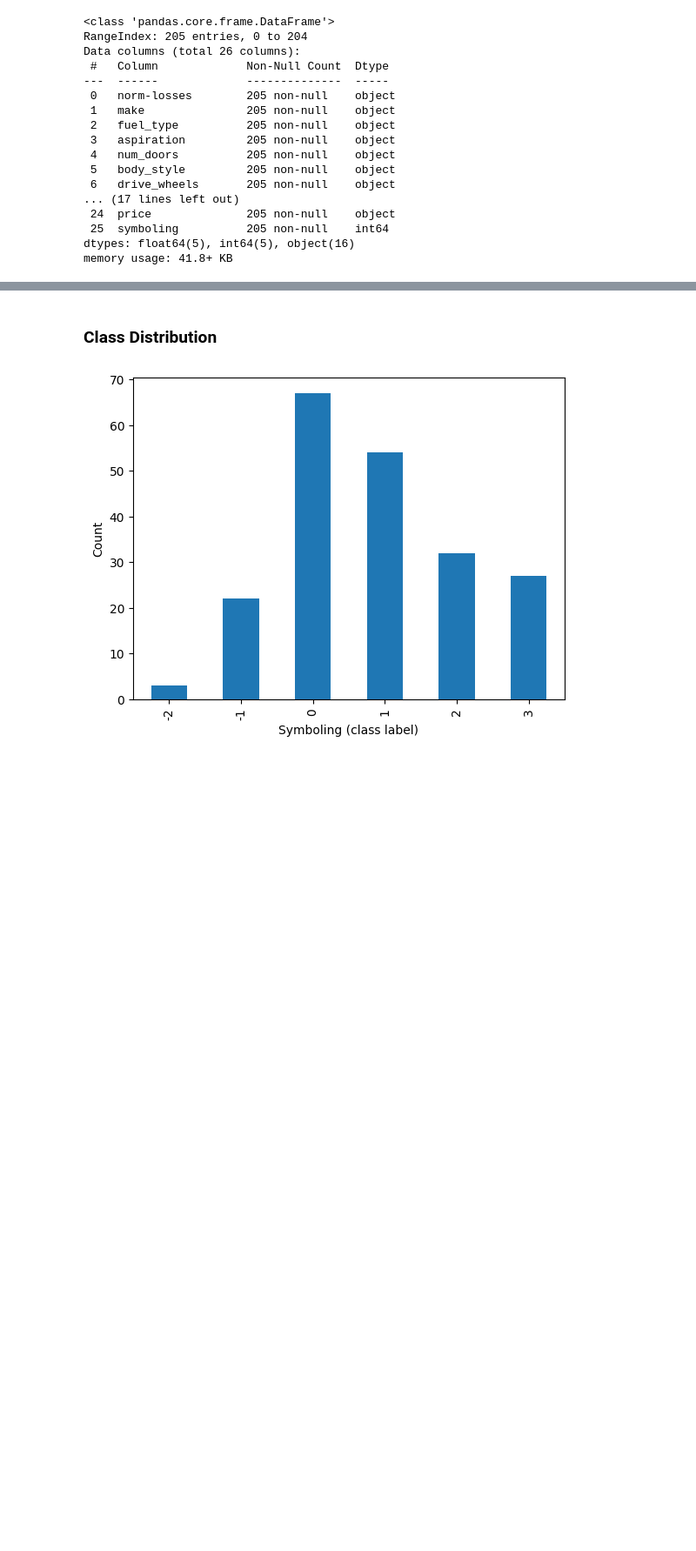
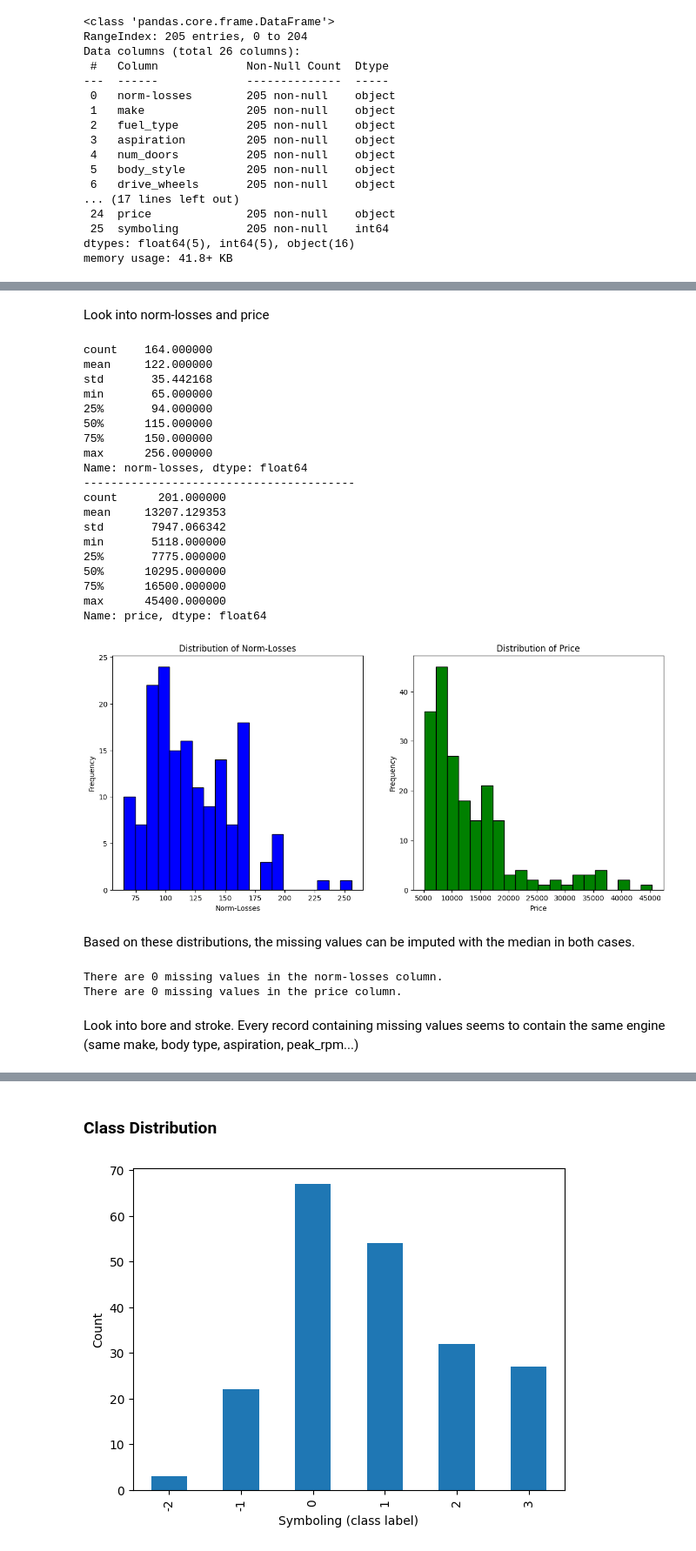
Before and after one commit to tmskss/automobile-classification-assignment, a Jupyter notebook: main.ipynb, the cells around one changed output, grey strips where cells are left out. Shown at 87% size. Drawn from its saved outputs; the diff is of its cells as text; code cells hidden in the pictures; blank space fills up the shorter version.

```diff
--- a/main.ipynb
+++ b/main.ipynb
@@ -75,0 +168,2 @@ memory usage: 41.8+ KB
+# %%
+df['num_doors'] = df['num_doors'].replace('?', 'four').astype(str)
@@ -75,0 +178,46 @@ memory usage: 41.8+ KB
+# %% [markdown]
+Look into norm-losses and price
+# %%
+df['norm-losses'] = df['norm-losses'].replace('?', None).astype(float)
+df['price'] = df['price'].replace('?', None).astype(float)
+
+print(df['norm-losses'].describe())
+print('-'*40)
+print(df['price'].describe())
+
+fig, axes = plt.subplots(1, 2, figsize=(14, 6))
+
+axes[0].hist(df['norm-losses'], bins=20, color='blue', edgecolor='black')
+axes[0].set_title('Distribution of Norm-Losses')
+axes[0].set_xlabel('Norm-Losses')
+axes[0].set_ylabel('Frequency')
+
+axes[1].hist(df['price'], bins=20, color='green', edgecolor='black')
+axes[1].set_title('Distribution of Price')
+axes[1].set_xlabel('Price')
+axes[1].set_ylabel('Frequency')
+
+plt.show()
+# %% [output]
+count    164.000000
+mean     122.000000
+std       35.442168
+min       65.000000
+25%       94.000000
+50%      115.000000
+75%      150.000000
+max      256.000000
+Name: norm-losses, dtype: float64
+----------------------------------------
+count      201.000000
+mean     13207.129353
+std       7947.066342
+min       5118.000000
+25%       7775.000000
+50%      10295.000000
+75%      16500.000000
+max      45400.000000
+Name: price, dtype: float64
+[figure, added]
+# %% [markdown]
+Based on these distributions, the missing values can be imputed with the median in both cases.
@@ -75,0 +227,8 @@ memory usage: 41.8+ KB
+# %%
+print(f'There are {df["norm-losses"].isnull().sum()} missing values in the norm-losses column.')
+print(f'There are {df["price"].isnull().sum()} missing values in the price column.')
+# %% [output]
+There are 0 missing values in the norm-losses column.
+There are 0 missing values in the price column.
+# %% [markdown]
+Look into bore and stroke. Every record containing missing values seems to contain the same engine (same make, body type, aspiration, peak_rpm...)
```
Also changed, not shown: parts of 23 cells of this notebook, 1 other file.
